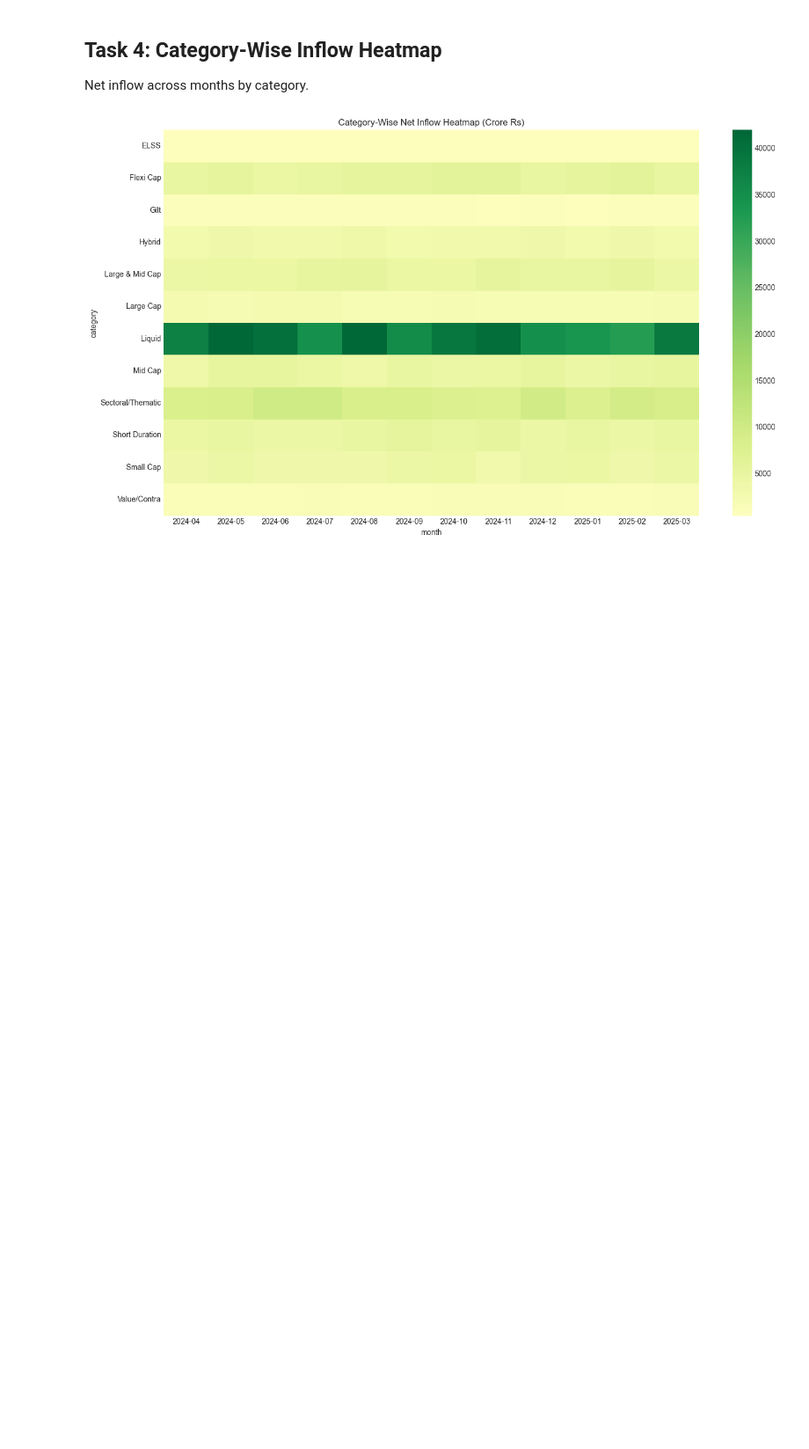
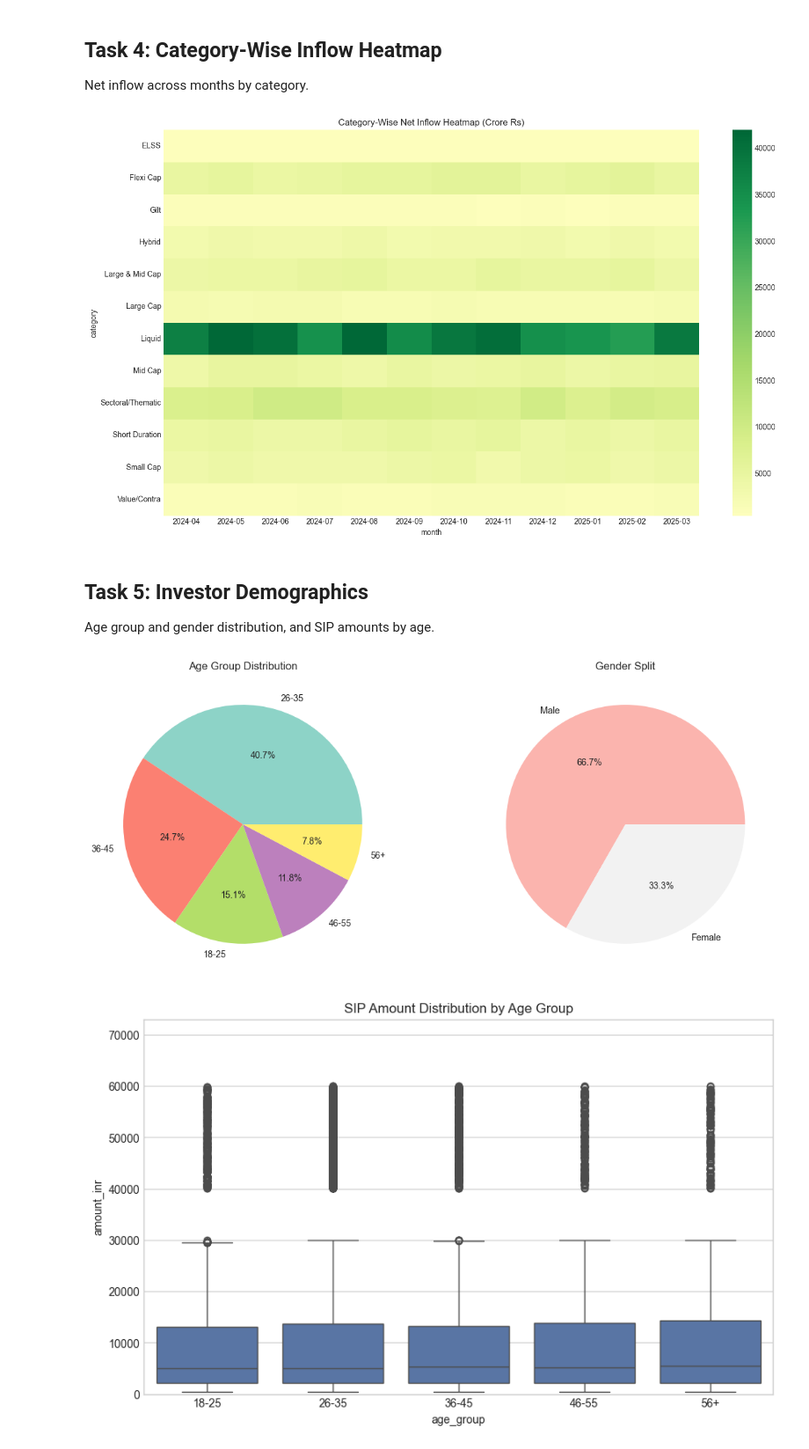
Before and after one commit to Subhasish-33/bluestock-mutual-fund-analytics, a Jupyter notebook: notebooks/03_eda_analysis.ipynb, the cells around one changed output. Shown at 88% size. Saved outputs shown, nothing was run; the diff lists cells and outputs as text; code cells hidden in the pictures; blank space fills up the shorter version.

Commit message:
Task 5: Investor demographics pie and box plots

```diff
--- a/notebooks/03_eda_analysis.ipynb
+++ b/notebooks/03_eda_analysis.ipynb
@@ -92,3 +92,30 @@ plt.savefig("../reports/figures/category_heatmap.png", dpi=300)
 plt.show()
 # %% [output]
 [figure]
+# %% [markdown]
+## Task 5: Investor Demographics
+Age group and gender distribution, and SIP amounts by age.
+# %%
+# Demographics
+demo_df = pd.read_sql("SELECT investor_id, age_group, gender FROM fact_transactions GROUP BY investor_id", conn)
+
+fig, (ax1, ax2) = plt.subplots(1, 2, figsize=(14, 6))
+demo_df['age_group'].value_counts().plot.pie(autopct='%1.1f%%', ax=ax1, title='Age Group Distribution', cmap='Set3')
+demo_df['gender'].value_counts().plot.pie(autopct='%1.1f%%', ax=ax2, title='Gender Split', cmap='Pastel1')
+ax1.set_ylabel('')
+ax2.set_ylabel('')
+plt.savefig("../reports/figures/demographics_pie.png", dpi=300)
+plt.show()
+
+# Box plot for SIP amount
+sip_tx = pd.read_sql("SELECT age_group, amount_inr FROM fact_transactions WHERE transaction_type='SIP'", conn)
+plt.figure(figsize=(10, 6))
+sns.boxplot(data=sip_tx, x='age_group', y='amount_inr', order=['18-25', '26-35', '36-45', '46-55', '56+'])
+plt.title('SIP Amount Distribution by Age Group')
+# Limiting Y axis to ignore extreme outliers for better visualization
+plt.ylim(0, sip_tx['amount_inr'].quantile(0.95) * 1.5)
+plt.savefig("../reports/figures/demographics_box.png", dpi=300)
+plt.show()
+# %% [output]
+[figure, added]
+[figure, added]
```
Also changed, not shown: 2 other files.
